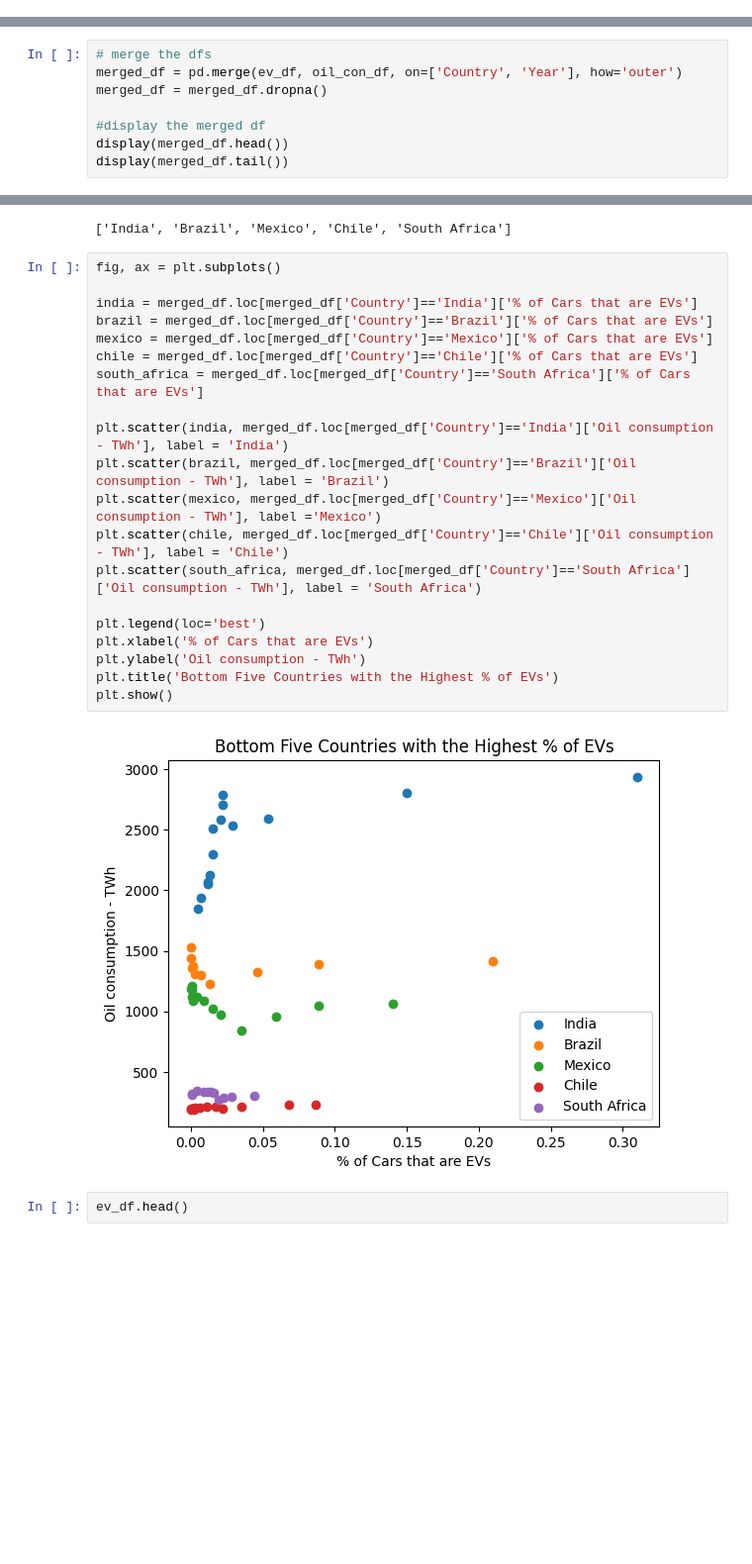
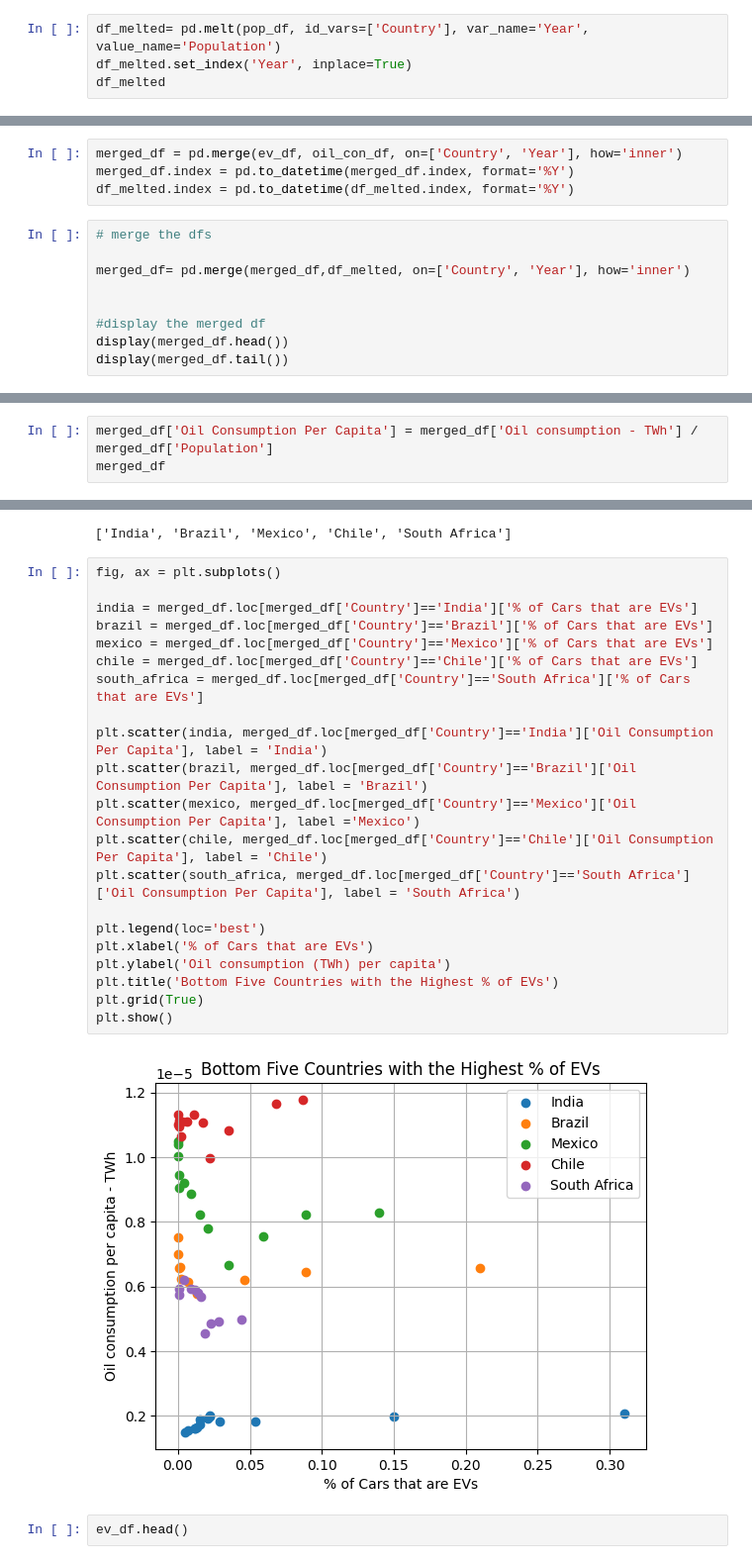
Before and after one commit to Marwenboughanmi/EVS-project-1, a Jupyter notebook: percent_EVs_vs_Oil_Cunsumption.ipynb, the cells around one changed output, grey strips where cells are left out. Shown: that part at 99% size. Cells and saved outputs as stored; diff of their text form; blank space fills up the shorter version.

```diff
--- a/percent_EVs_vs_Oil_Cunsumption.ipynb
+++ b/percent_EVs_vs_Oil_Cunsumption.ipynb
@@ -143,0 +185,4 @@ plt.show()
+# %%
+df_melted= pd.melt(pop_df, id_vars=['Country'], var_name='Year', value_name='Population')
+df_melted.set_index('Year', inplace=True)
+df_melted
@@ -173,7 +262,12 @@ display(oil_con_df.tail())
+# %%
+merged_df = pd.merge(ev_df, oil_con_df, on=['Country', 'Year'], how='inner')
+merged_df.index = pd.to_datetime(merged_df.index, format='%Y')
+df_melted.index = pd.to_datetime(df_melted.index, format='%Y')
 # %%
 # merge the dfs
-merged_df = pd.merge(ev_df, oil_con_df, on=['Country', 'Year'], how='outer')
-merged_df = merged_df.dropna()
+
+merged_df= pd.merge(merged_df,df_melted, on=['Country', 'Year'], how='inner')
+
 
 #display the merged df
 display(merged_df.head())
@@ -195,0 +290,3 @@ display(merged_df.tail())
+# %%
+merged_df['Oil Consumption Per Capita'] = merged_df['Oil consumption - TWh'] / merged_df['Population']
+merged_df
@@ -277,25 +406,26 @@ print(bottom_5_country_list)
 # %%
 fig, ax = plt.subplots()
 
 india = merged_df.loc[merged_df['Country']=='India']['% of Cars that are EVs']
 brazil = merged_df.loc[merged_df['Country']=='Brazil']['% of Cars that are EVs']
 mexico = merged_df.loc[merged_df['Country']=='Mexico']['% of Cars that are EVs']
 chile = merged_df.loc[merged_df['Country']=='Chile']['% of Cars that are EVs']
 south_africa = merged_df.loc[merged_df['Country']=='South Africa']['% of Cars that are EVs']
 
-plt.scatter(india, merged_df.loc[merged_df['Country']=='India']['Oil consumption - TWh'], label = 'India')
-plt.scatter(brazil, merged_df.loc[merged_df['Country']=='Brazil']['Oil consumption - TWh'], label = 'Brazil')
-plt.scatter(mexico, merged_df.loc[merged_df['Country']=='Mexico']['Oil consumption - TWh'], label ='Mexico')
-plt.scatter(chile, merged_df.loc[merged_df['Country']=='Chile']['Oil consumption - TWh'], label = 'Chile')
-plt.scatter(south_africa, merged_df.loc[merged_df['Country']=='South Africa']['Oil consumption - TWh'], label = 'South Africa')
+plt.scatter(india, merged_df.loc[merged_df['Country']=='India']['Oil Consumption Per Capita'], label = 'India')
+plt.scatter(brazil, merged_df.loc[merged_df['Country']=='Brazil']['Oil Consumption Per Capita'], label = 'Brazil')
+plt.scatter(mexico, merged_df.loc[merged_df['Country']=='Mexico']['Oil Consumption Per Capita'], label ='Mexico')
+plt.scatter(chile, merged_df.loc[merged_df['Country']=='Chile']['Oil Consumption Per Capita'], label = 'Chile')
+plt.scatter(south_africa, merged_df.loc[merged_df['Country']=='South Africa']['Oil Consumption Per Capita'], label = 'South Africa')
 
 plt.legend(loc='best')
 plt.xlabel('% of Cars that are EVs')
-plt.ylabel('Oil consumption - TWh')
+plt.ylabel('Oil consumption (TWh) per capita')
 plt.title('Bottom Five Countries with the Highest % of EVs')
+plt.grid(True)
 plt.show()
 # %% [output]
-[figure, old version]
+[figure, new version]
 # %%
 ev_df.head()
 # %% [output]
```
Also changed, not shown: parts of 24 cells of this notebook.
